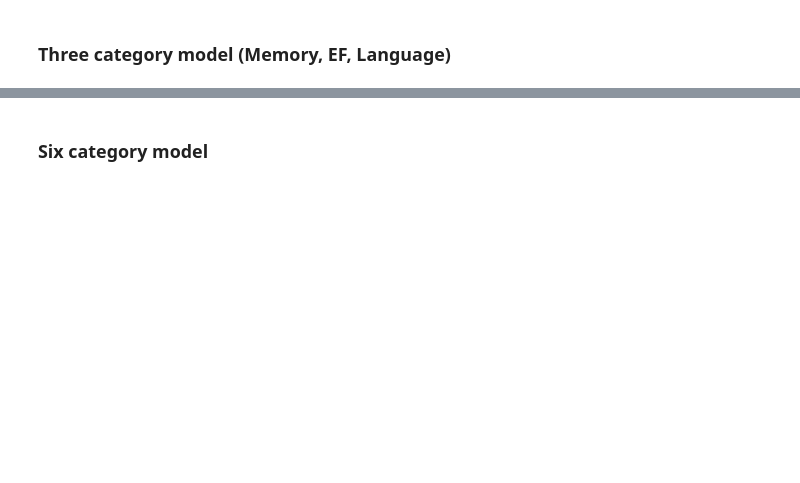
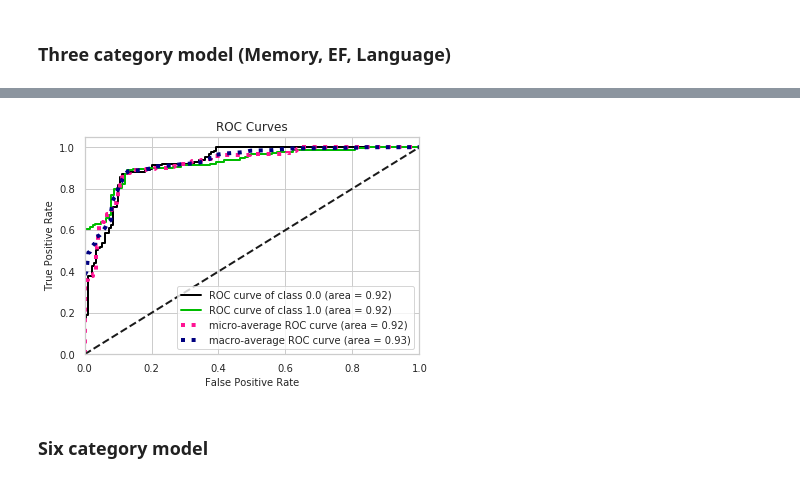
Before and after one commit to mjkleiman/streamlineAD, a Jupyter notebook: KleimanPhD_Chp4.ipynb, the cells around one changed output, grey strips where cells are left out. Saved outputs shown, nothing was run; the diff lists cells and outputs as text; code cells hidden in the pictures; blank space fills up the shorter version.

Commit message:
Added ROC curves, moved bimodal from Chp2

```diff
--- a/KleimanPhD_Chp4.ipynb
+++ b/KleimanPhD_Chp4.ipynb
@@ -29,7 +31,7 @@ from sklearn.linear_model import LogisticRegression
 from sklearn.svm import LinearSVC
 from sklearn.neighbors import KNeighborsClassifier
 from sklearn.neural_network import MLPClassifier
-from sklearn.metrics import confusion_matrix, accuracy_score, roc_auc_score, precision_score, recall_score
+from sklearn.metrics import confusion_matrix, accuracy_score, roc_auc_score, precision_score, recall_score, classification_report
 import xgboost
 import eli5
 from eli5.sklearn import PermutationImportance
@@ -38,8 +40,7 @@ import matplotlib.pyplot as plt
 import rfpimp
 
 %matplotlib inline
-sns.set_style("whitegrid")
-sns.set(rc = {'figure.figsize':(15, 10)})
+sns.set_style("whitegrid", rc = {'figure.figsize':(15, 10)})
 
 
 def ehr_analyses(X, y, k=5, random_state=0):
@@ -1890,5 +1869,5 @@ model.compile(loss='mean_squared_error',
 # %%
 model.fit([adni_mem, adni_exe, adni_lng], adni_pair_y2, batch_size=1000,
-          epochs=3000, validation_split=0.2)
+          epochs=500, validation_split=0.2)
 # %%
 model.evaluate([clinic_mem, clinic_exe, clinic_lng], clinic_pair_y2) #3000 epochs
@@ -1915,4 +1902,12 @@ F1:              0.9034090909090908
  [ 19 159]]
+# %%
+clinic_proba = model.predict([clinic_mem, clinic_exe, clinic_lng])
+clinic_proba = np.append(np.subtract(1, clinic_proba),clinic_proba, axis=1)
+roc = skplt.metrics.plot_roc(clinic_pair_y2.to_numpy(), clinic_proba)
+fig = roc.get_figure()
+fig.savefig(f'{dir}/Figures/roc_cog_bi_3cat_88.png', dpi=300)
+# %% [output]
+[figure, added]
 # %% [markdown]
 ### Six category model
 # %%
```
Also changed, not shown: parts of 24 cells of this notebook.
